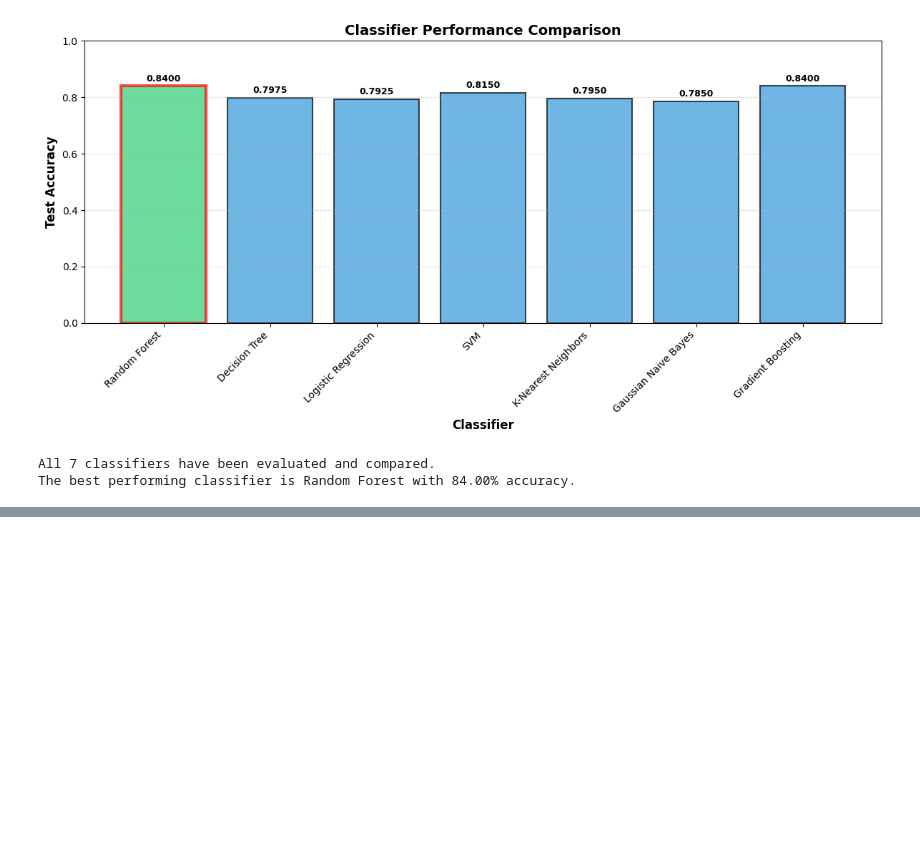
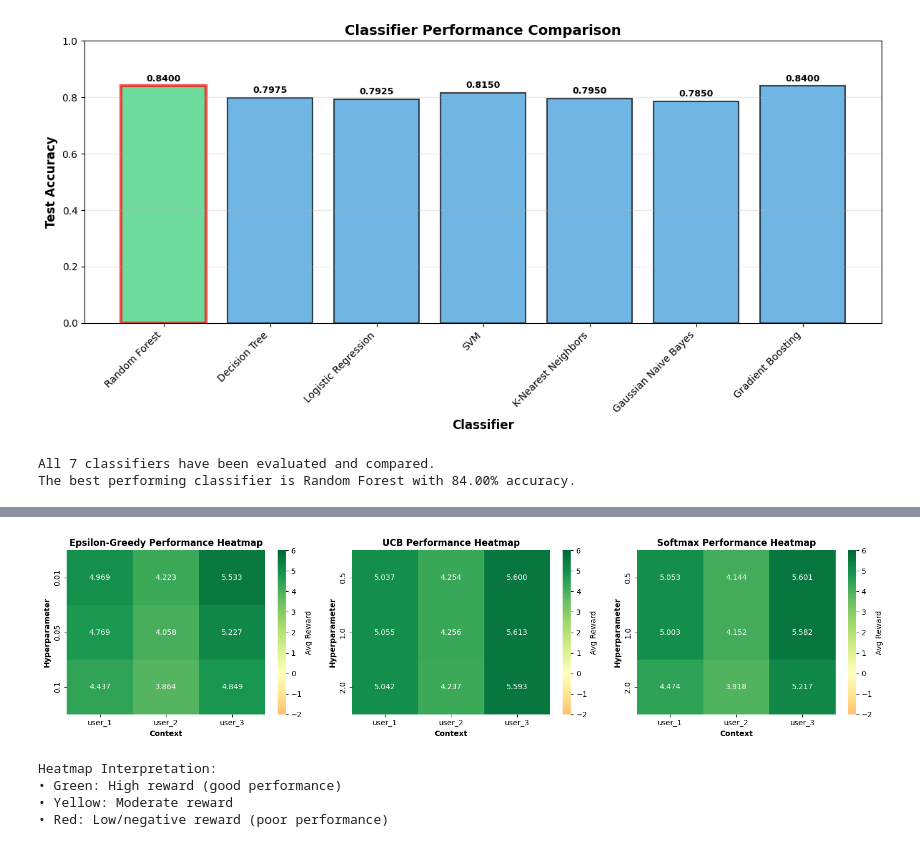
Before and after one commit to Ron252005/lab3-contextual-bandit, a Jupyter notebook: lab3_results_U20230131.ipynb, the cells around one changed output, grey strips where cells are left out. Saved outputs shown, nothing was run; the diff lists cells and outputs as text; code cells hidden in the pictures; blank space fills up the shorter version.

```diff
--- a/lab3_results_U20230131.ipynb
+++ b/lab3_results_U20230131.ipynb
@@ -714,0 +1005,35 @@ Running Softmax Experiments...
+# %%
+# ==========================================
+# TASK 5.5: PERFORMANCE VISUALIZATION
+# ==========================================
+
+# Create heatmap showing performance across contexts
+pivot_data = {}
+for algo in ['Epsilon-Greedy', 'UCB', 'Softmax']:
+    algo_data = performance_df[performance_df['Algorithm'] == algo]
+    pivot = algo_data.pivot(index='Hyperparameter', columns='Context', values='Final_Avg_Reward')
+    pivot_data[algo] = pivot
+
+# Plot heatmaps
+fig, axes = plt.subplots(1, 3, figsize=(16, 4))
+
+for idx, (algo, data) in enumerate(pivot_data.items()):
+    sns.heatmap(data, annot=True, fmt='.3f', cmap='RdYlGn', center=0,
+                ax=axes[idx], cbar_kws={'label': 'Avg Reward'}, vmin=-2, vmax=6)
+    axes[idx].set_title(f'{algo} Performance Heatmap', fontweight='bold', fontsize=12)
+    axes[idx].set_xlabel('Context', fontweight='bold')
+    axes[idx].set_ylabel('Hyperparameter', fontweight='bold')
+
+plt.tight_layout()
+plt.show()
+
+print("Heatmap Interpretation:")
+print("• Green: High reward (good performance)")
+print("• Yellow: Moderate reward")
+print("• Red: Low/negative reward (poor performance)")
+# %% [output]
+[figure, added]
+Heatmap Interpretation:
+• Green: High reward (good performance)
+• Yellow: Moderate reward
+• Red: Low/negative reward (poor performance)
```
Also changed, not shown: parts of 7 cells of this notebook.
